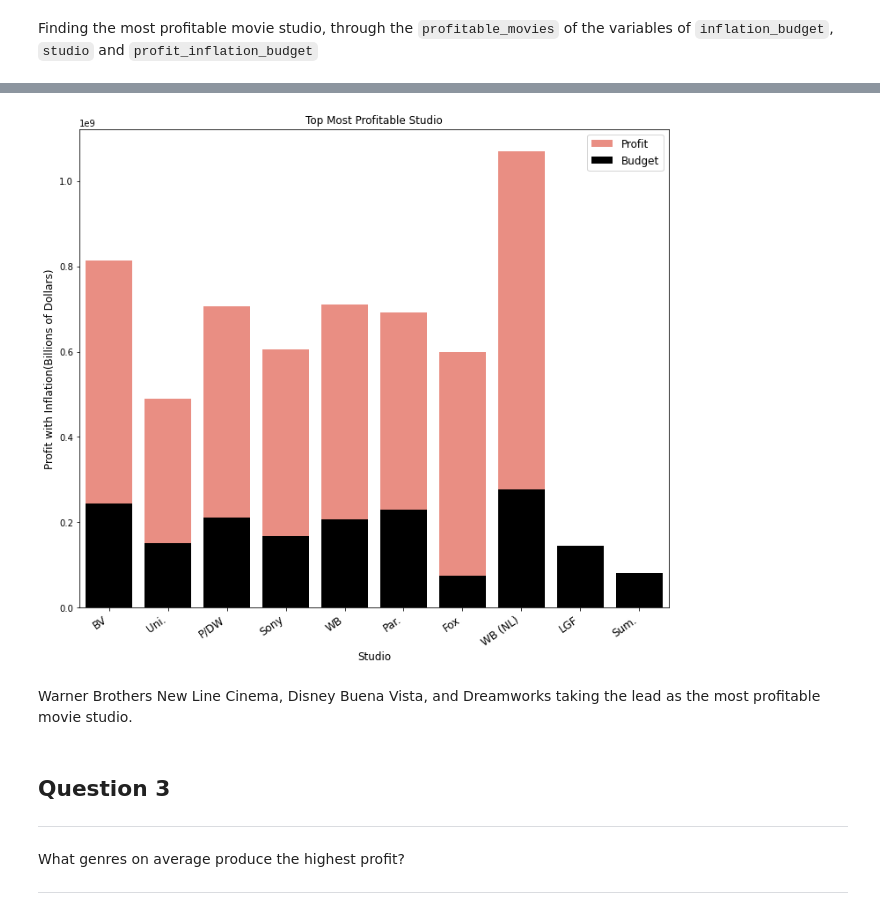
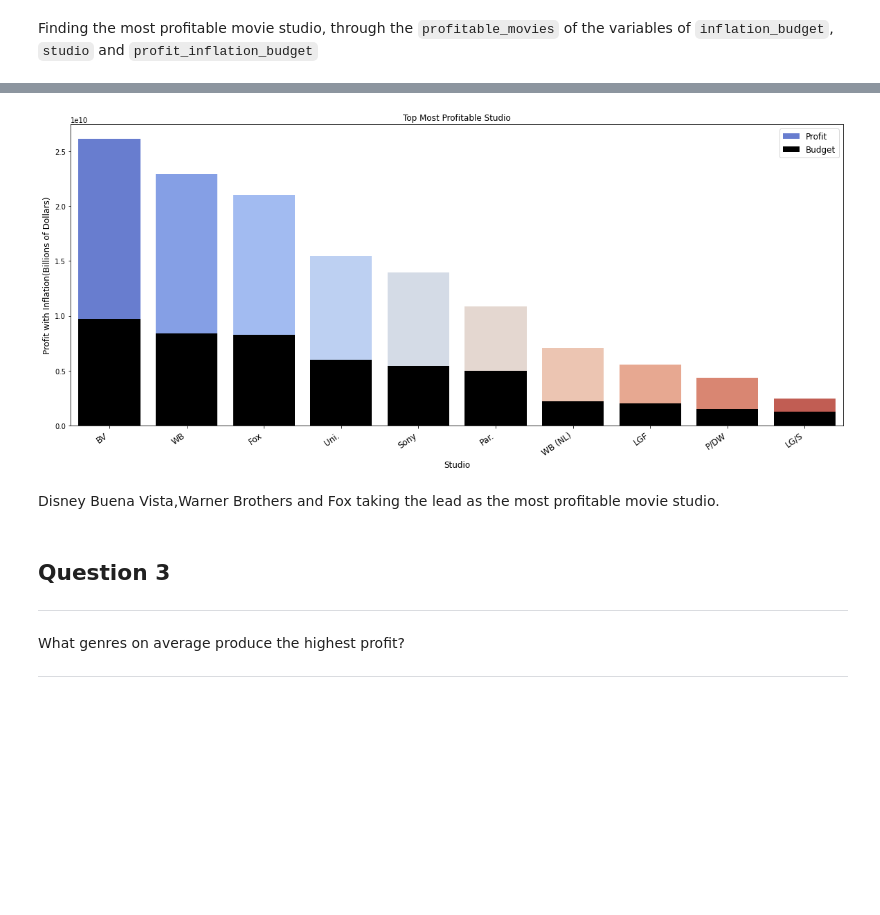
Before and after one commit to MoniqueHercules/phase-1-project, a Jupyter notebook: dsc-phase1-project.ipynb, the cells around one changed output, grey strips where cells are left out. Drawn from its saved outputs; the diff is of its cells as text; code cells hidden in the pictures; blank space fills up the shorter version.

```diff
--- a/dsc-phase1-project.ipynb
+++ b/dsc-phase1-project.ipynb
@@ -324,31 +314,55 @@ profitable_movies.head()
 | 2 | Avengers: Infinity War | 300000000.0 | 678815482 | 2.048134e+09 | BV | 678800000.0 | ... |
 | 3 | Justice League | 300000000.0 | 229024295 | 6.559452e+08 | WB | 229000000.0 | ... |
 | 4 | Spectre | 300000000.0 | 200074175 | 8.796209e+08 | Sony | 200100000.0 | ... |
-# %%
-#Modeling data for question 2, What studios produced the most profit?
-plt.figure(figsize=(12, 10))
-
-ax16 = sns.barplot(y=profitable_movies.loc[0:39, 'profit_inflation_budget'],
-                   x=profitable_movies.loc[0:40, 'studio'],
-                   color='salmon',
-                   label='Profit',
-                   ci=None)
-ax16 = sns.barplot(x=most_profitable_movies.loc[0:39, 'studio'],
-                   y=most_profitable_movies.loc[0:40, 'inflation_budget'],
-                   color='black',
-                   label='Budget',
-                   ci=None)
-
-plt.title('Top Most Profitable Studio')
-plt.xlabel('Studio', fontsize=12)
-plt.ylabel('Profit with Inflation(Billions of Dollars)', fontsize=12)
-plt.xticks(rotation=35, horizontalalignment='right', fontsize=12)
-plt.legend(fontsize=12)
-plt.savefig('./images/topstudios.jpeg')
-# %% [output]
-[figure, removed]
+# %%
+def group_df_by_studio(df):
+    arr = []
+    for row in df.itertuples():
+        arr.append(
+            [row.studio, row.profit_inflation_budget, row.inflation_budget])
+
+    return pd.DataFrame(
+        arr, columns=['Studio', 'Profit_Inflation', 'Budget_Inflation'])
+
+
+def plot_studio_grouping(df, x_col, y_col, label, color=None, palette=None):
+    studio_groupby = df.groupby(x_col).sum().sort_values(y_col,
+                                                         ascending=False)
+    plot_order = studio_groupby.index.values[0:10]
+
+    sns.barplot(y=y_col,
+                x=x_col,
+                data=df,
+                estimator=sum,
+                order=plot_order,
+                label=label,
+                ci=None,
+                color=color,
+                palette=palette)
+
+
+plt.figure(figsize=(20, 8))
+
+# Calculating sorting order of studio by profit
+df_studio = group_df_by_studio(most_profitable_movies)
+plot_studio_grouping(df_studio, "Studio", "Profit_Inflation", "Profit", None,
+                     "coolwarm")
+
+# Calculating sorting order of studio by budget
+df_studio = group_df_by_studio(most_profitable_movies)
+plot_studio_grouping(df_studio, "Studio", "Budget_Inflation", "Budget",
+                     "black")
+
+plt.title('Top Most Profitable Studio')
+plt.xlabel('Studio', fontsize=12)
+plt.ylabel('Profit with Inflation(Billions of Dollars)', fontsize=12)
+plt.xticks(rotation=35, horizontalalignment='right', fontsize=12)
+plt.legend(fontsize=12)
+plt.savefig('./images/topstudios.jpeg')
+# %% [output]
+[figure, added]
 # %% [markdown]
-Warner Brothers New Line Cinema, Disney Buena Vista, and Dreamworks taking the lead as the most profitable movie studio.
+Disney Buena Vista,Warner Brothers and Fox taking the lead as the most profitable movie studio.
 # %% [markdown]
 ## Question 3
 ***
```
Also changed, not shown: parts of 10 cells of this notebook, 6 other files.
